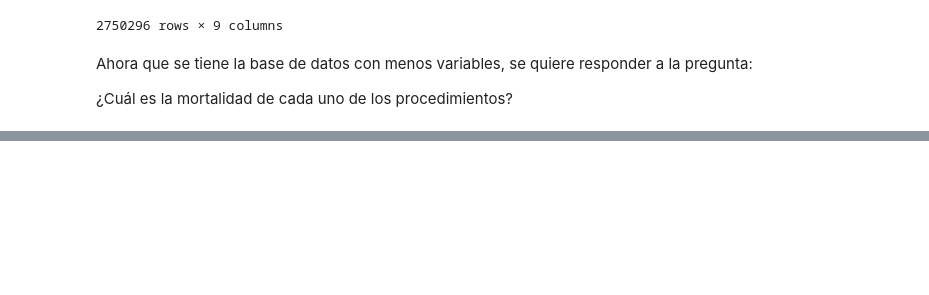
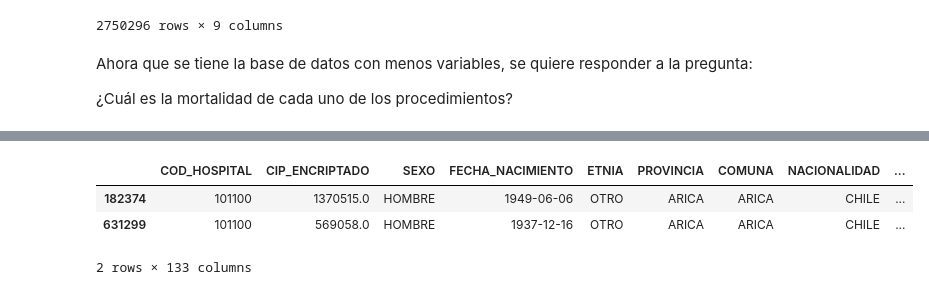
Before and after one commit to JavierRojas14/grd, a Jupyter notebook: notebooks/2.0-jrb-number-of-procedures-per-diagnosis.ipynb, the cells around one changed output, grey strips where cells are left out. Saved outputs shown, nothing was run; the diff lists cells and outputs as text; code cells hidden in the pictures; blank space fills up the shorter version.

```diff
--- a/notebooks/2.0-jrb-number-of-procedures-per-diagnosis.ipynb
+++ b/notebooks/2.0-jrb-number-of-procedures-per-diagnosis.ipynb
@@ -292,0 +318,10 @@ promedio de 0.148200.
+# %%
+df_procesada.query(
+    "ANIO_EGRESO == 2019.0 and COD_HOSPITAL == 101100 and "
+    "PROCEDIMIENTO1 == '00.66' and IR_29301_SEVERIDAD == 2.0 and TIPOALTA == 'FALLECIDO'"
+)
+# %% [output]
+|  | COD_HOSPITAL | CIP_ENCRIPTADO | SEXO | FECHA_NACIMIENTO | ETNIA | PROVINCIA | COMUNA | NACIONALIDAD | ... |
+| 182374 | 101100 | 1370515.0 | HOMBRE | 1949-06-06 | OTRO | ARICA | ARICA | CHILE | ... |
+| 631299 | 101100 | 569058.0 | HOMBRE | 1937-12-16 | OTRO | ARICA | ARICA | CHILE | ... |
+2 rows × 133 columns
```
Also changed, not shown: parts of 9 cells of this notebook.
